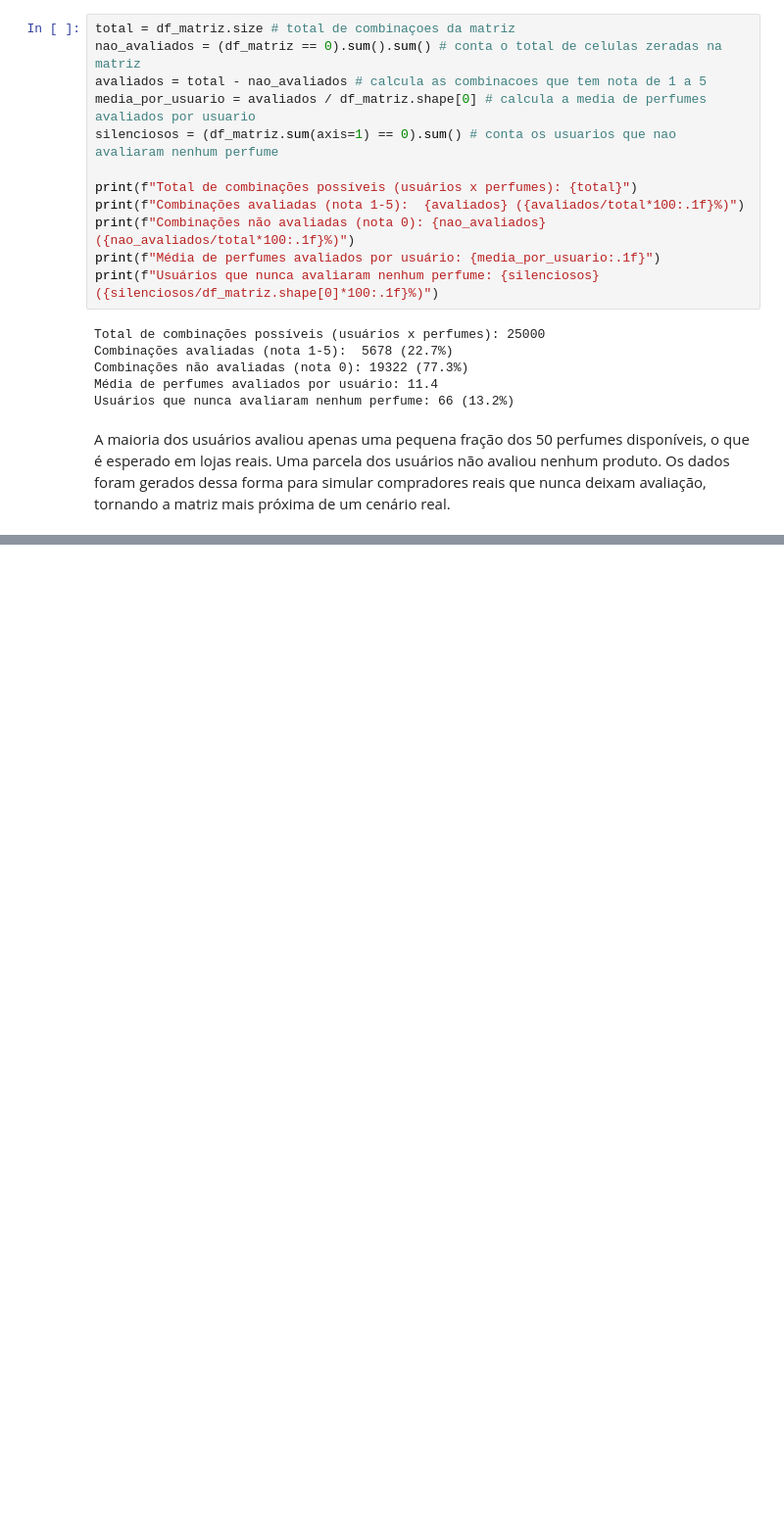
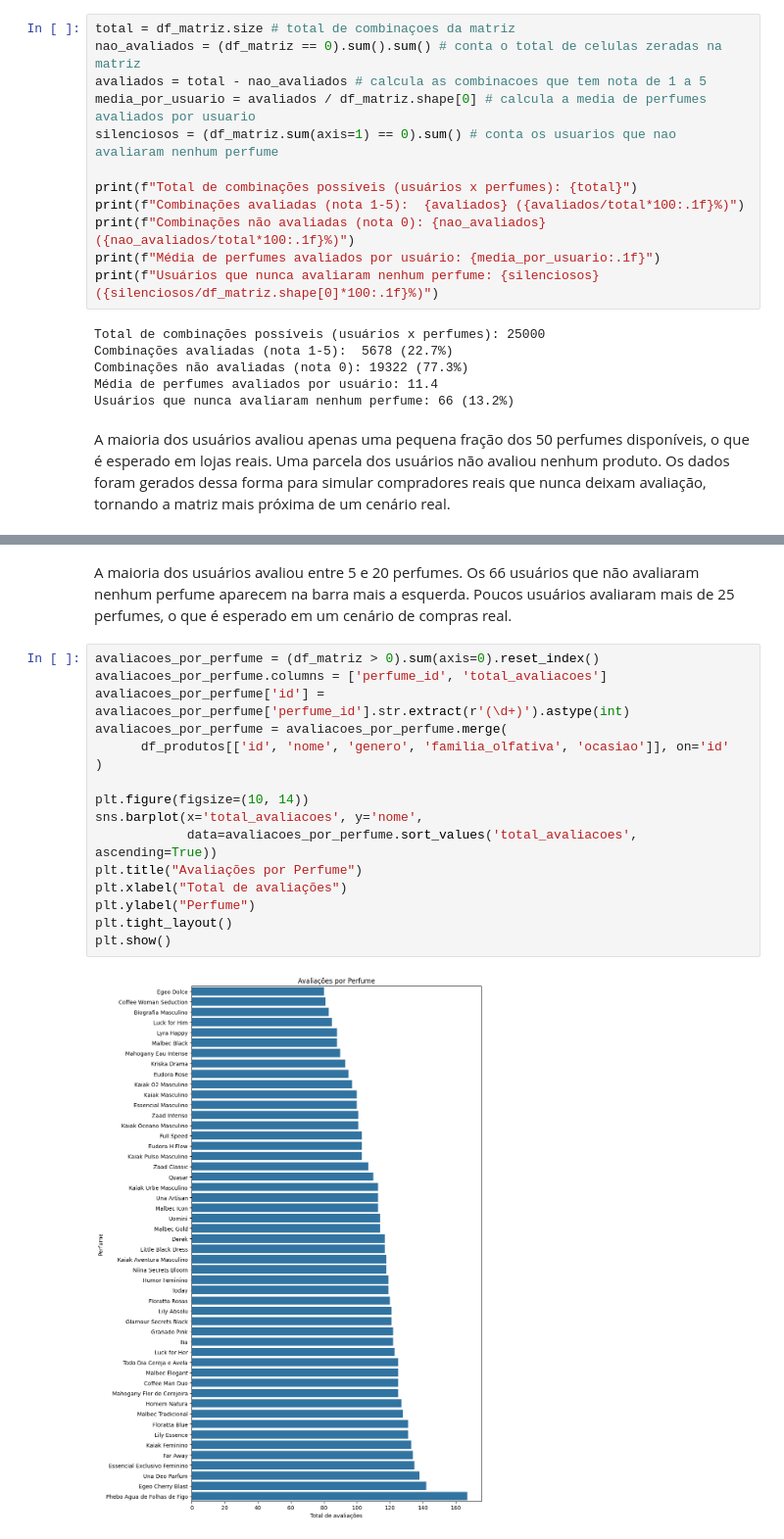
Before and after one commit to Carlos-Vic/sistema-recomendacao, a Jupyter notebook: notebook/sistema_recomendacao.ipynb, the cells around one changed output, grey strips where cells are left out. Shown at 98% size. Drawn from its saved outputs; the diff is of its cells as text; blank space fills up the shorter version.

```diff
--- a/notebook/sistema_recomendacao.ipynb
+++ b/notebook/sistema_recomendacao.ipynb
@@ -248,0 +245,22 @@ Usuários que nunca avaliaram nenhum perfume: 66 (13.2%)
+# %% [markdown]
+ A maioria dos usuários avaliou entre 5 e 20 perfumes. Os 66 usuários que não avaliaram nenhum
+perfume aparecem na barra mais a esquerda. Poucos usuários avaliaram mais de 25 perfumes,
+o que é esperado em um cenário de compras real.
+# %%
+avaliacoes_por_perfume = (df_matriz > 0).sum(axis=0).reset_index()
+avaliacoes_por_perfume.columns = ['perfume_id', 'total_avaliacoes']
+avaliacoes_por_perfume['id'] = avaliacoes_por_perfume['perfume_id'].str.extract(r'(\d+)').astype(int)
+avaliacoes_por_perfume = avaliacoes_por_perfume.merge(
+      df_produtos[['id', 'nome', 'genero', 'familia_olfativa', 'ocasiao']], on='id'
+)
+
+plt.figure(figsize=(10, 14))
+sns.barplot(x='total_avaliacoes', y='nome',
+            data=avaliacoes_por_perfume.sort_values('total_avaliacoes', ascending=True))
+plt.title("Avaliações por Perfume")
+plt.xlabel("Total de avaliações")
+plt.ylabel("Perfume")
+plt.tight_layout()
+plt.show()
+# %% [output]
+[figure, added]
```
Also changed, not shown: parts of 34 cells of this notebook, 1 other file.
